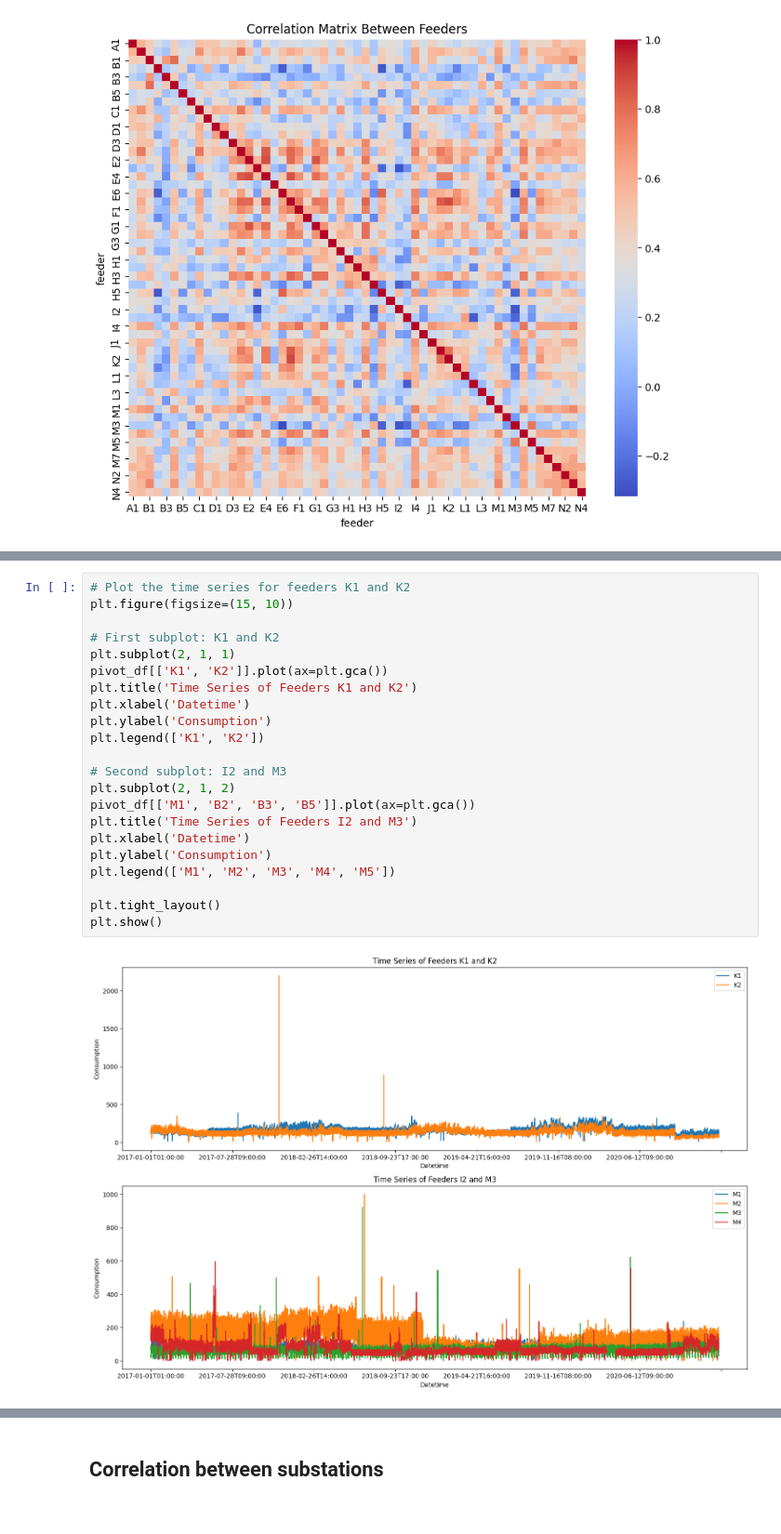
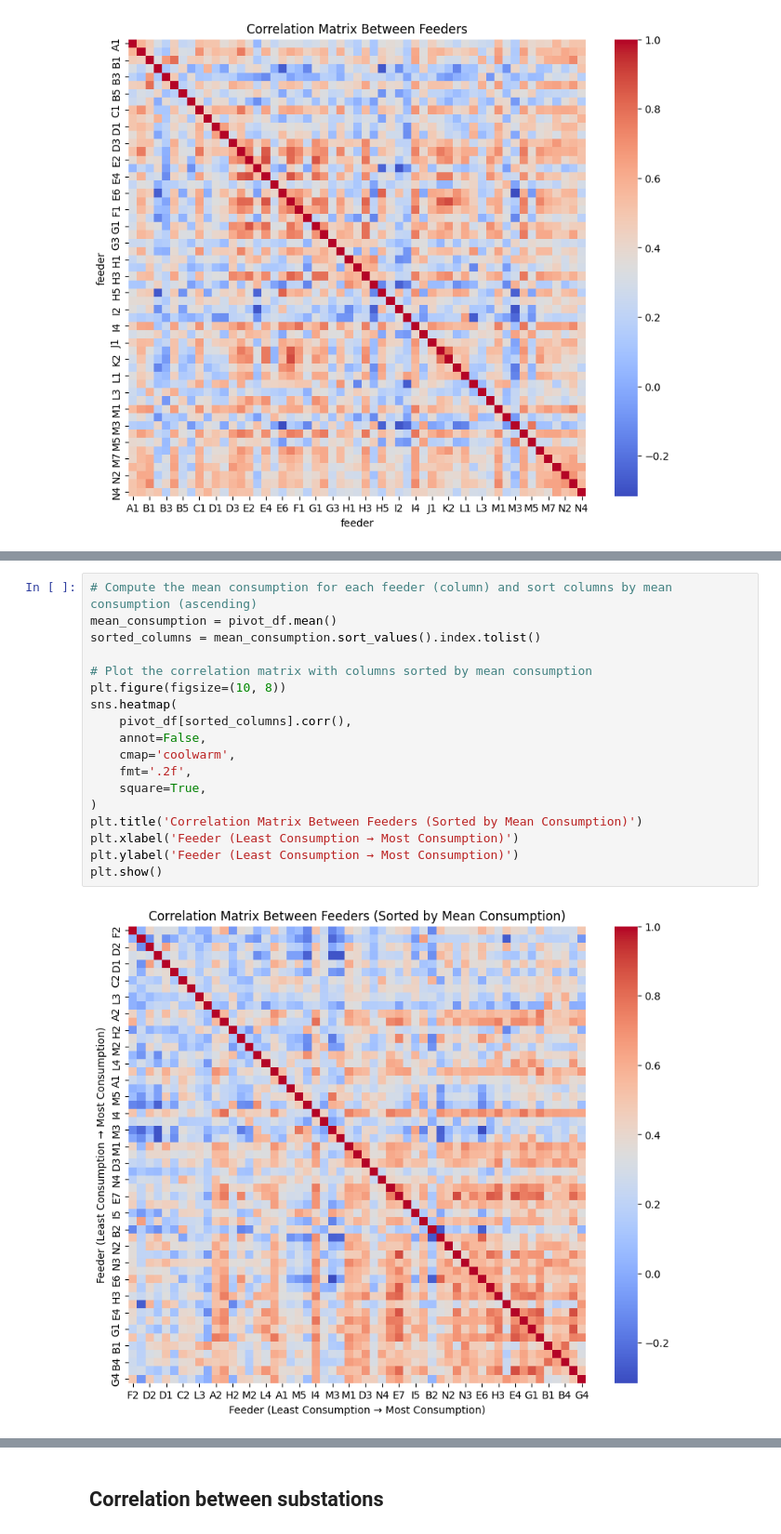
Before and after one commit to NicolaiBaklund/IT3212, a Jupyter notebook: notebooks/Paraguay/correlation.ipynb, the cells around one changed output, grey strips where cells are left out. Shown at 93% size. Cells and saved outputs as stored; diff of their text form.

```diff
--- a/notebooks/Paraguay/correlation.ipynb
+++ b/notebooks/Paraguay/correlation.ipynb
@@ -64,24 +48,20 @@ plt.show()
-# %%
-# Plot the time series for feeders K1 and K2
-plt.figure(figsize=(15, 10))
-
-# First subplot: K1 and K2
-plt.subplot(2, 1, 1)
-pivot_df[['K1', 'K2']].plot(ax=plt.gca())
-plt.title('Time Series of Feeders K1 and K2')
-plt.xlabel('Datetime')
-plt.ylabel('Consumption')
-plt.legend(['K1', 'K2'])
-
-# Second subplot: I2 and M3
-plt.subplot(2, 1, 2)
-pivot_df[['M1', 'B2', 'B3', 'B5']].plot(ax=plt.gca())
-plt.title('Time Series of Feeders I2 and M3')
-plt.xlabel('Datetime')
-plt.ylabel('Consumption')
-plt.legend(['M1', 'M2', 'M3', 'M4', 'M5'])
-
-plt.tight_layout()
-plt.show()
-# %% [output]
-[figure, removed]
+# %%
+# Compute the mean consumption for each feeder (column) and sort columns by mean consumption (ascending)
+mean_consumption = pivot_df.mean()
+sorted_columns = mean_consumption.sort_values().index.tolist()
+
+# Plot the correlation matrix with columns sorted by mean consumption
+plt.figure(figsize=(10, 8))
+sns.heatmap(
+    pivot_df[sorted_columns].corr(),
+    annot=False,
+    cmap='coolwarm',
+    fmt='.2f',
+    square=True,
+)
+plt.title('Correlation Matrix Between Feeders (Sorted by Mean Consumption)')
+plt.xlabel('Feeder (Least Consumption → Most Consumption)')
+plt.ylabel('Feeder (Least Consumption → Most Consumption)')
+plt.show()
+# %% [output]
+[figure, added]
```
Also changed, not shown: parts of 5 cells of this notebook, 2 other files.
